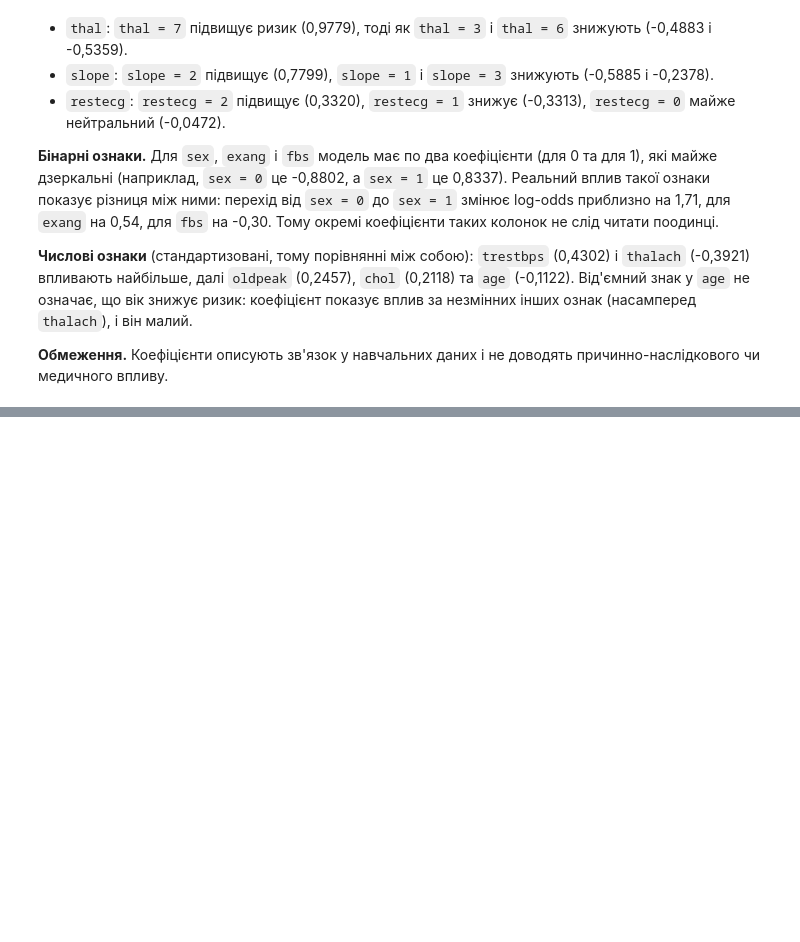
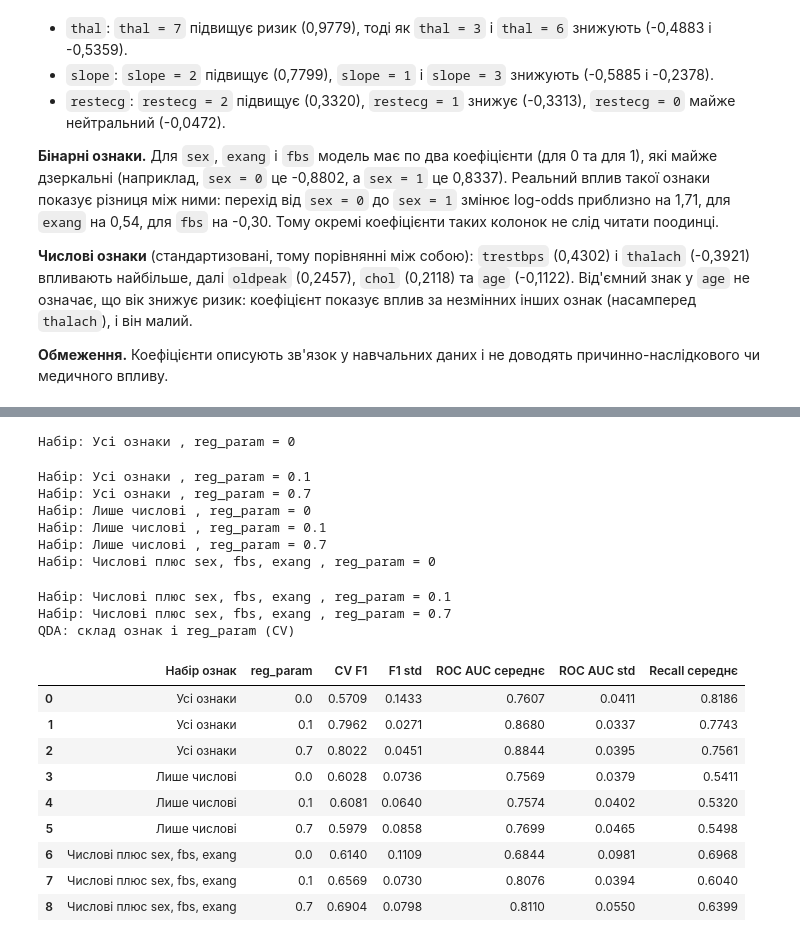
Before and after one commit to Anton-maxi/pattern-recognition-practice, a Jupyter notebook: classification-mini-project/notebooks/PR04_Zboryk_Anton.ipynb, the cells around one changed output, grey strips where cells are left out. Cells and saved outputs as stored; diff of their text form; code cells hidden in the pictures; blank space fills up the shorter version.

```diff
--- a/classification-mini-project/notebooks/PR04_Zboryk_Anton.ipynb
+++ b/classification-mini-project/notebooks/PR04_Zboryk_Anton.ipynb
@@ -485,0 +946,60 @@ plt.show()
+# %%
+# Додаткове ПР5, частина 2: склад ознак і стабільність QDA
+
+preprocessor_num_only = ColumnTransformer([
+    ("num", numeric_pipeline, numeric_columns)
+])
+preprocessor_num_binary = ColumnTransformer([
+    ("num", numeric_pipeline, numeric_columns),
+    ("cat", categorical_pipeline, ["sex", "fbs", "exang"])
+])
+sets = [
+    {"name": "Усі ознаки", "preprocessor": preprocessor},
+    {"name": "Лише числові", "preprocessor": preprocessor_num_only},
+    {"name": "Числові плюс sex, fbs, exang", "preprocessor": preprocessor_num_binary}
+]
+
+reg_param_grid_feat = [0, 0.1, 0.7]
+res_rows_QDA_feat = []
+for feature_set in sets:
+    for reg_param in reg_param_grid_feat:
+        print("Набір:", feature_set["name"], ", reg_param =", reg_param)
+        QDA_model_feat = Pipeline([
+            ("preprocessor", feature_set["preprocessor"]),
+            ("classifier", QuadraticDiscriminantAnalysis(reg_param=reg_param))
+        ])
+        crv_QDA_feat = cross_validate(QDA_model_feat, X_train, y_train, cv=cv, scoring=scoring)
+        res_rows_QDA_feat.append({
+            "Набір ознак": feature_set["name"],
+            "reg_param": reg_param,
+            "CV F1": crv_QDA_feat["test_F1"].mean(),
+            "F1 std": crv_QDA_feat["test_F1"].std(),
+            "ROC AUC середнє": crv_QDA_feat["test_ROC_AUC"].mean(),
+            "ROC AUC std": crv_QDA_feat["test_ROC_AUC"].std(),
+            "Recall середнє": crv_QDA_feat["test_RECALL"].mean()
+        })
+
+df_QDA_feat = pd.DataFrame(res_rows_QDA_feat)
+print("QDA: склад ознак і reg_param (CV)")
+display(df_QDA_feat.round(4))
+# %% [output]
+Набір: Усі ознаки , reg_param = 0
+Набір: Усі ознаки , reg_param = 0.1
+Набір: Усі ознаки , reg_param = 0.7
+Набір: Лише числові , reg_param = 0
+Набір: Лише числові , reg_param = 0.1
+Набір: Лише числові , reg_param = 0.7
+Набір: Числові плюс sex, fbs, exang , reg_param = 0
+Набір: Числові плюс sex, fbs, exang , reg_param = 0.1
+Набір: Числові плюс sex, fbs, exang , reg_param = 0.7
+QDA: склад ознак і reg_param (CV)
+|  | Набір ознак | reg_param | CV F1 | F1 std | ROC AUC середнє | ROC AUC std | Recall середнє |
+| 0 | Усі ознаки | 0.0 | 0.5709 | 0.1433 | 0.7607 | 0.0411 | 0.8186 |
+| 1 | Усі ознаки | 0.1 | 0.7962 | 0.0271 | 0.8680 | 0.0337 | 0.7743 |
+| 2 | Усі ознаки | 0.7 | 0.8022 | 0.0451 | 0.8844 | 0.0395 | 0.7561 |
+| 3 | Лише числові | 0.0 | 0.6028 | 0.0736 | 0.7569 | 0.0379 | 0.5411 |
+| 4 | Лише числові | 0.1 | 0.6081 | 0.0640 | 0.7574 | 0.0402 | 0.5320 |
+| 5 | Лише числові | 0.7 | 0.5979 | 0.0858 | 0.7699 | 0.0465 | 0.5498 |
+| 6 | Числові плюс sex, fbs, exang | 0.0 | 0.6140 | 0.1109 | 0.6844 | 0.0981 | 0.6968 |
+| 7 | Числові плюс sex, fbs, exang | 0.1 | 0.6569 | 0.0730 | 0.8076 | 0.0394 | 0.6040 |
+| 8 | Числові плюс sex, fbs, exang | 0.7 | 0.6904 | 0.0798 | 0.8110 | 0.0550 | 0.6399 |
```
Also changed, not shown: parts of 19 cells of this notebook.
